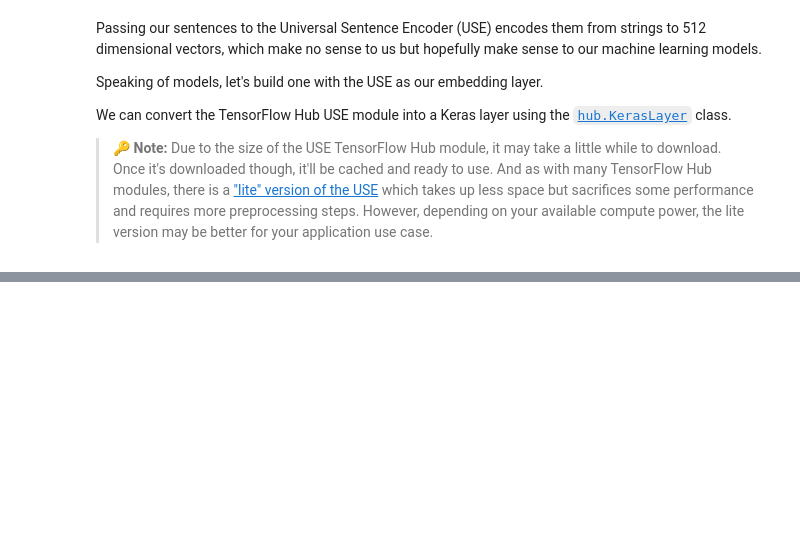
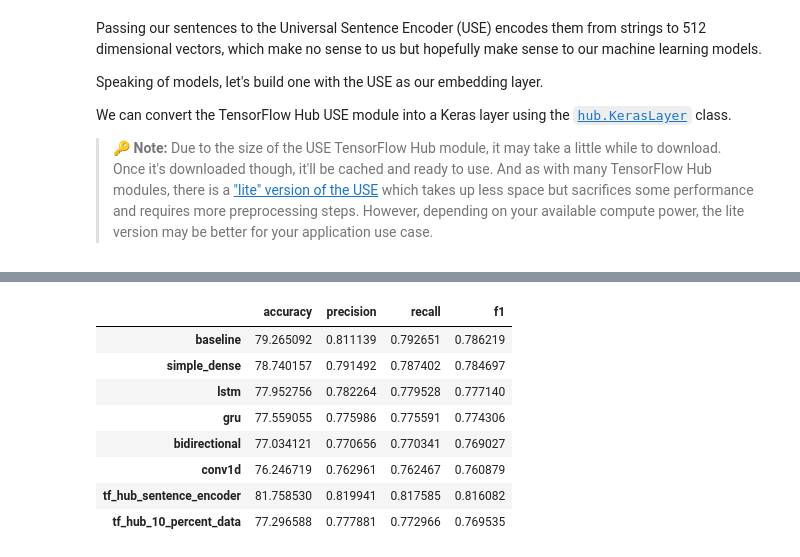
Before and after one commit to Nikitaion/TensorFlowLearning, a Jupyter notebook: 08_introduction_to_nlp_in_tensorflow.ipynb, the cells around one changed output, grey strips where cells are left out. Cells and saved outputs as stored; diff of their text form; code cells hidden in the pictures; blank space fills up the shorter version.

```diff
--- a/08_introduction_to_nlp_in_tensorflow.ipynb
+++ b/08_introduction_to_nlp_in_tensorflow.ipynb
@@ -1604,0 +1777,7 @@ We can convert the TensorFlow Hub USE module into a Keras layer using the [`hub.
+# %%
+# Fit the model to 10% of the training data
+model_7_history = model_7.fit(x=train_sentences_10_percent,
+                              y=train_labels_10_percent,
+                              epochs=5,
+                              validation_data=(val_sentences, val_labels),
+                              callbacks=[create_tensorboard_callback(SAVE_DIR, "10_percent_tf_hub_sentence_encoder")])
@@ -1604,0 +1800,4 @@ We can convert the TensorFlow Hub USE module into a Keras layer using the [`hub.
+# %%
+# Make predictions with the model trained on 10% of the data
+model_7_pred_probs = model_7.predict(val_sentences)
+model_7_pred_probs[:10]
@@ -1604,0 +1845,22 @@ We can convert the TensorFlow Hub USE module into a Keras layer using the [`hub.
+# %%
+# Combine model results into a DataFrame
+all_model_results = pd.DataFrame({"baseline": baseline_results,
+                                  "simple_dense": model_1_results,
+                                  "lstm": model_2_results,
+                                  "gru": model_3_results,
+                                  "bidirectional": model_4_results,
+                                  "conv1d": model_5_results,
+                                  "tf_hub_sentence_encoder": model_6_results,
+                                  "tf_hub_10_percent_data": model_7_results})
+all_model_results = all_model_results.transpose() # moving the rows data to the column and columns data to the rows
+all_model_results
+# %% [output]
+|  | accuracy | precision | recall | f1 |
+| baseline | 79.265092 | 0.811139 | 0.792651 | 0.786219 |
+| simple_dense | 78.740157 | 0.791492 | 0.787402 | 0.784697 |
+| lstm | 77.952756 | 0.782264 | 0.779528 | 0.777140 |
+| gru | 77.559055 | 0.775986 | 0.775591 | 0.774306 |
+| bidirectional | 77.034121 | 0.770656 | 0.770341 | 0.769027 |
+| conv1d | 76.246719 | 0.762961 | 0.762467 | 0.760879 |
+| tf_hub_sentence_encoder | 81.758530 | 0.819941 | 0.817585 | 0.816082 |
+| tf_hub_10_percent_data | 77.296588 | 0.777881 | 0.772966 | 0.769535 |
```
Also changed, not shown: parts of 55 cells of this notebook.
